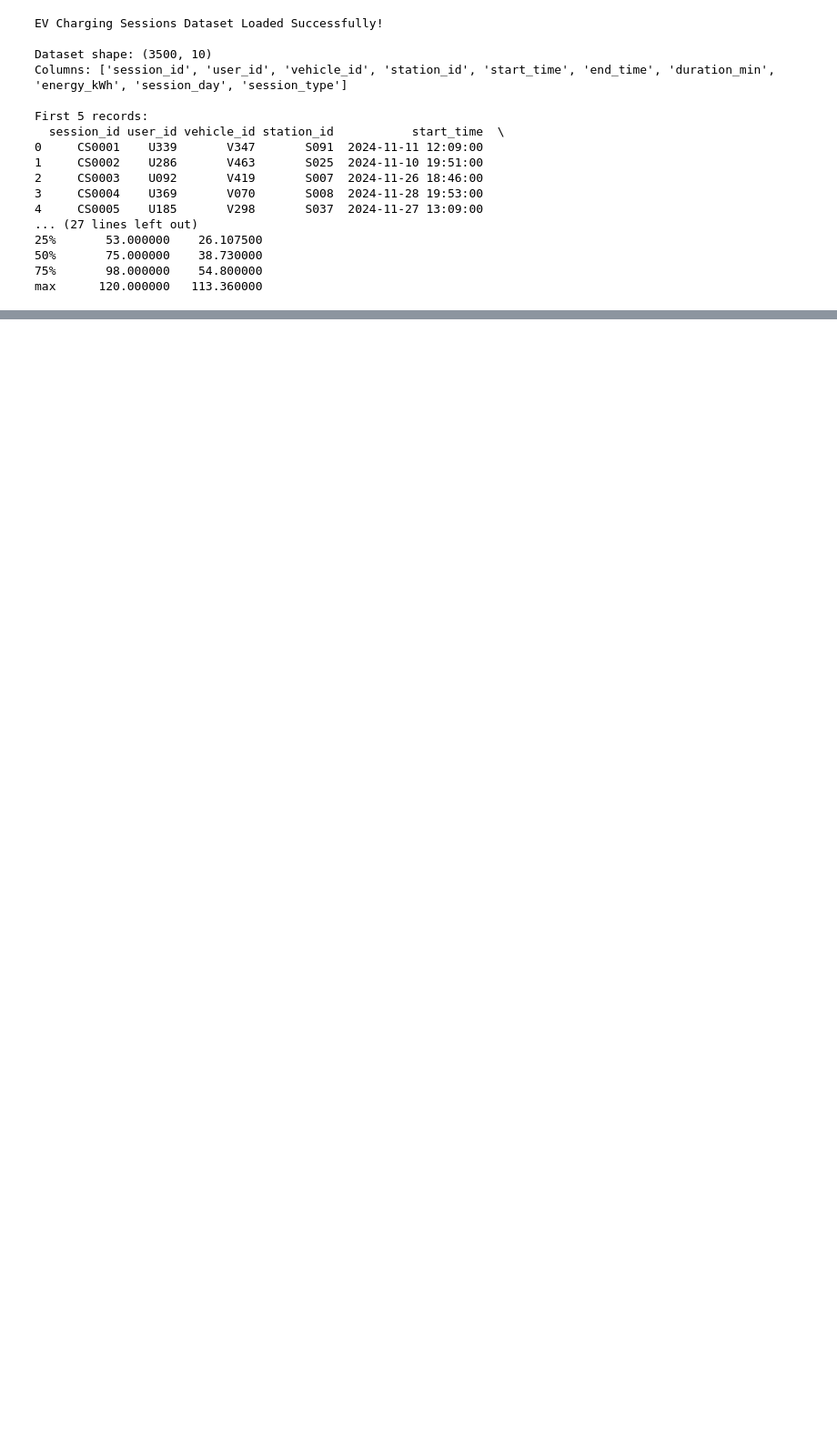
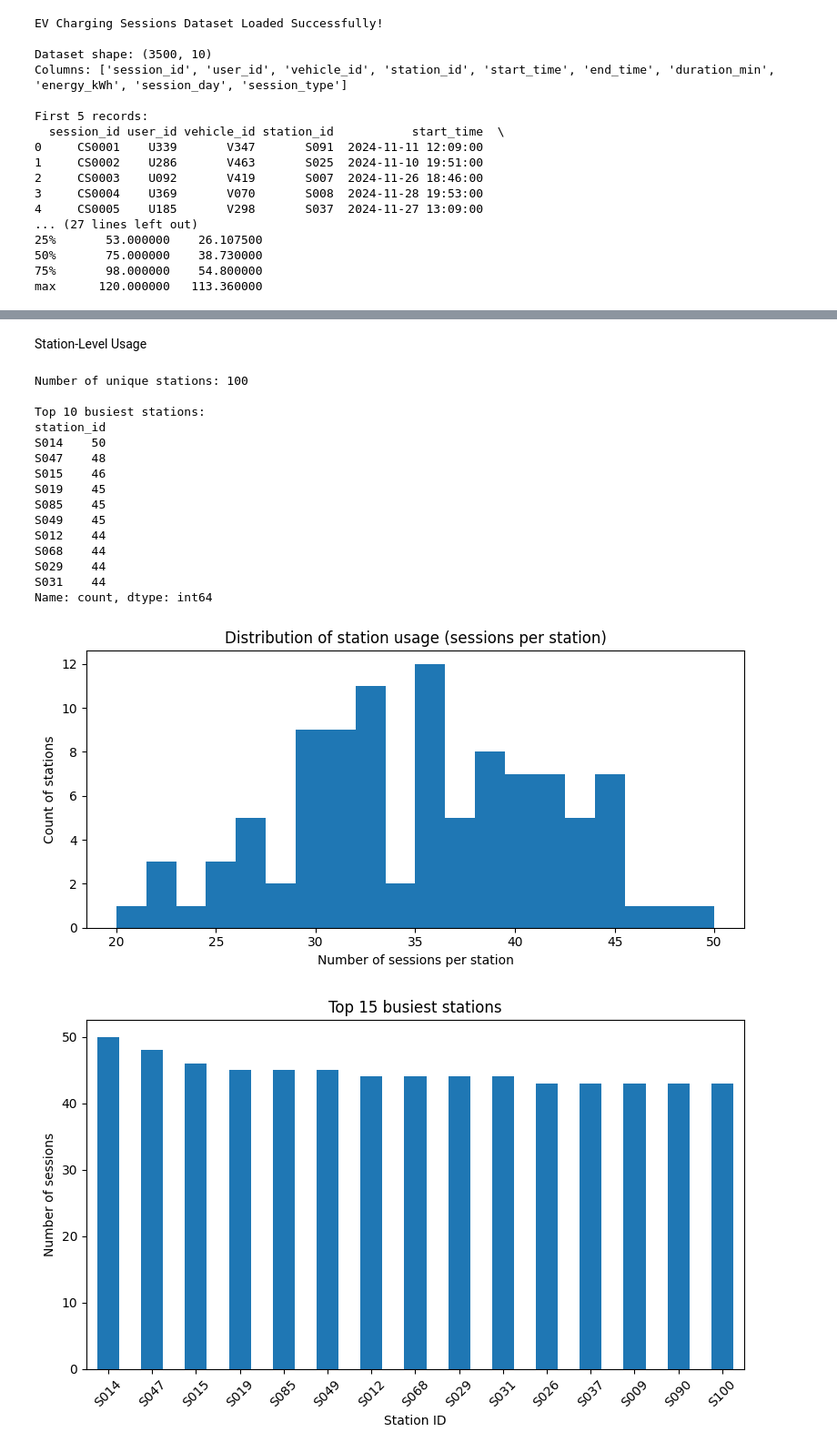
Before and after one commit to anirudh9280/EvoCharge, a Jupyter notebook: data/ev_charging_sessions/PP_charging_sessions.ipynb, the cells around one changed output, grey strips where cells are left out. Shown: that part at 91% size. Cells and saved outputs as stored; diff of their text form; code cells hidden in the pictures; blank space fills up the shorter version.

```diff
--- a/data/ev_charging_sessions/PP_charging_sessions.ipynb
+++ b/data/ev_charging_sessions/PP_charging_sessions.ipynb
@@ -34,0 +233,13 @@ max      120.000000   113.360000
+# %%
+import pandas as pd
+
+# Load cleaned dataset (if not already in memory)
+df = pd.read_csv("ev_charging_sessions.csv", parse_dates=["start_time", "end_time"])
+
+print("Cleaned dataset loaded.")
+print("Shape:", df.shape)
+print("Columns:", df.columns.tolist())
+
+print("\nDate range:")
+print("Start:", df["start_time"].min())
+print("End:  ", df["start_time"].max())
@@ -34,0 +254,49 @@ max      120.000000   113.360000
+# %% [markdown]
+Station-Level Usage
+# %%
+import matplotlib.pyplot as plt
+
+# Sessions per station
+station_counts = df["station_id"].value_counts()
+
+print("Number of unique stations:", station_counts.shape[0])
+print("\nTop 10 busiest stations:")
+print(station_counts.head(10))
+
+# Plot distribution of sessions per station
+plt.figure(figsize=(8,4))
+station_counts.plot(kind="hist", bins=20)
+plt.xlabel("Number of sessions per station")
+plt.ylabel("Count of stations")
+plt.title("Distribution of station usage (sessions per station)")
+plt.tight_layout()
+plt.show()
+
+# Bar plot of top 15 stations
+top_n = 15
+plt.figure(figsize=(8,5))
+station_counts.head(top_n).plot(kind="bar")
+plt.xlabel("Station ID")
+plt.ylabel("Number of sessions")
+plt.title(f"Top {top_n} busiest stations")
+plt.xticks(rotation=45)
+plt.tight_layout()
+plt.show()
+# %% [output]
+Number of unique stations: 100
+
+Top 10 busiest stations:
+station_id
+S014    50
+S047    48
+S015    46
+S019    45
+S085    45
+S049    45
+S012    44
+S068    44
+S029    44
+S031    44
+Name: count, dtype: int64
+[figure, added]
+[figure, added]
```
Also changed, not shown: parts of 27 cells of this notebook.
